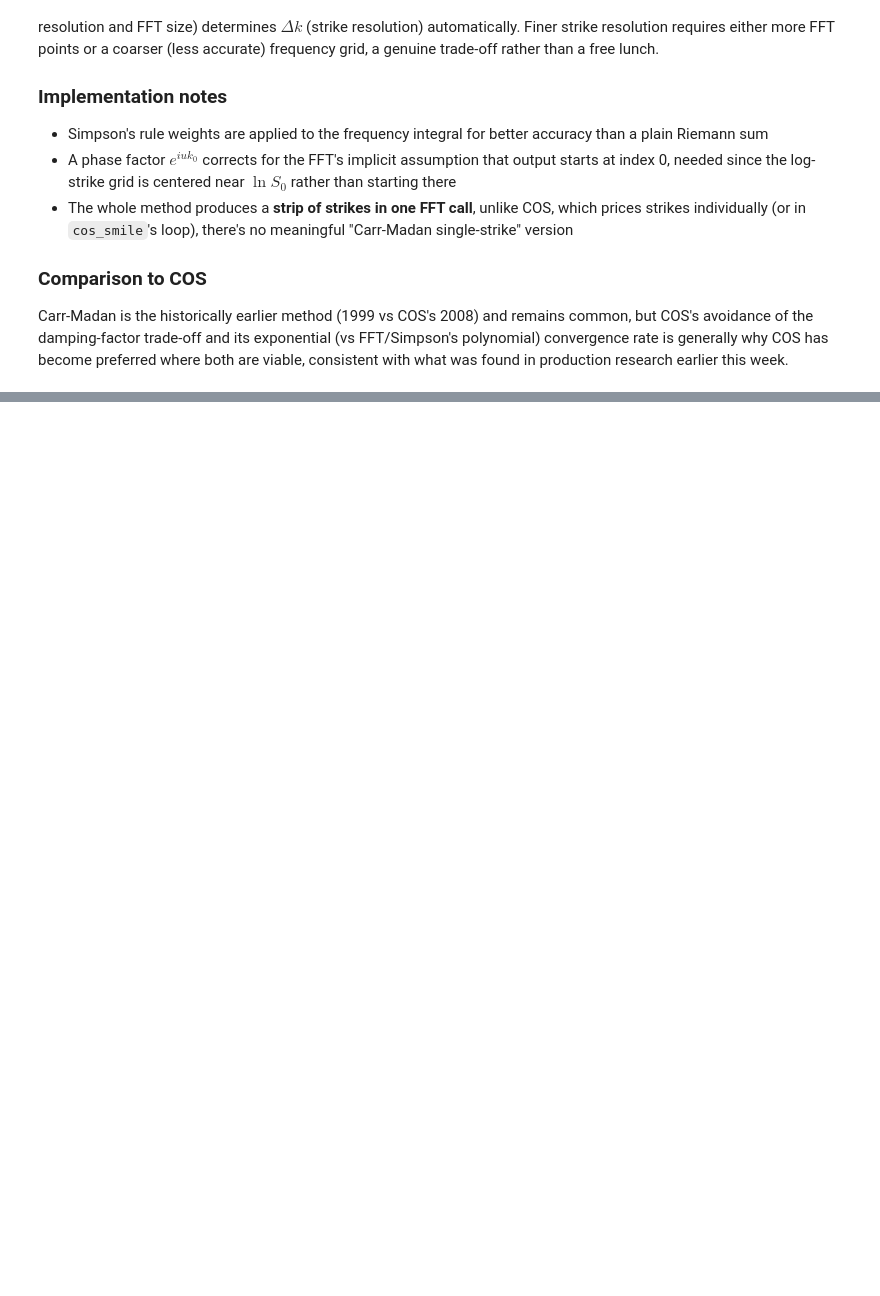
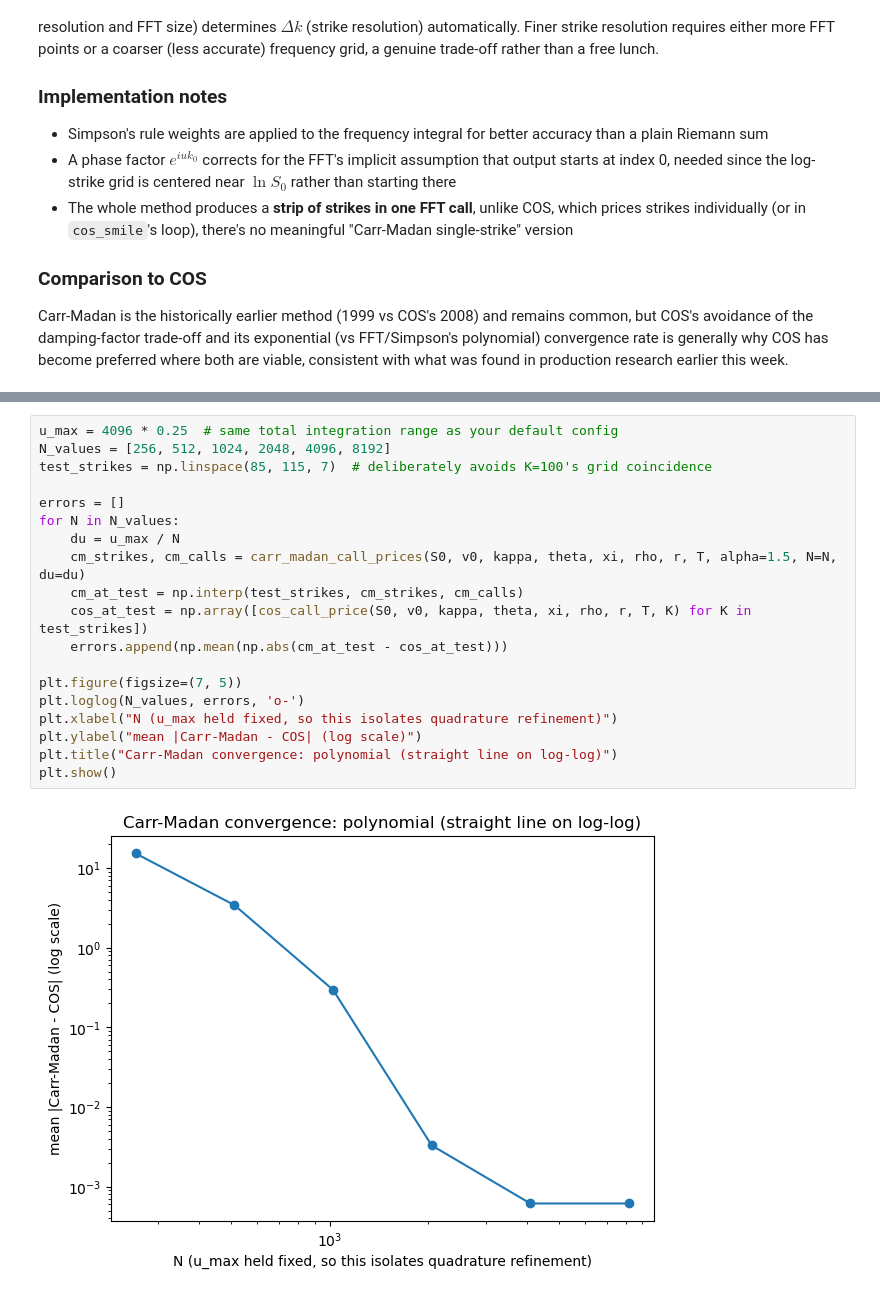
Before and after one commit to Kunvuthi/quant-project, a Jupyter notebook: notebooks/09_fourier_pricing.ipynb, the cells around one changed output, grey strips where cells are left out. Saved outputs shown, nothing was run; the diff lists cells and outputs as text; blank space fills up the shorter version.

Commit message:
Notebook comparison and convergence study on CM

```diff
--- a/notebooks/09_fourier_pricing.ipynb
+++ b/notebooks/09_fourier_pricing.ipynb
@@ -304,0 +368,21 @@ research earlier this week.
+# %%
+u_max = 4096 * 0.25  # same total integration range as your default config
+N_values = [256, 512, 1024, 2048, 4096, 8192]
+test_strikes = np.linspace(85, 115, 7)  # deliberately avoids K=100's grid coincidence
+
+errors = []
+for N in N_values:
+    du = u_max / N
+    cm_strikes, cm_calls = carr_madan_call_prices(S0, v0, kappa, theta, xi, rho, r, T, alpha=1.5, N=N, du=du)
+    cm_at_test = np.interp(test_strikes, cm_strikes, cm_calls)
+    cos_at_test = np.array([cos_call_price(S0, v0, kappa, theta, xi, rho, r, T, K) for K in test_strikes])
+    errors.append(np.mean(np.abs(cm_at_test - cos_at_test)))
+
+plt.figure(figsize=(7, 5))
+plt.loglog(N_values, errors, 'o-')
+plt.xlabel("N (u_max held fixed, so this isolates quadrature refinement)")
+plt.ylabel("mean |Carr-Madan - COS| (log scale)")
+plt.title("Carr-Madan convergence: polynomial (straight line on log-log)")
+plt.show()
+# %% [output]
+[figure, added]
```
Also changed, not shown: parts of 3 cells of this notebook.
